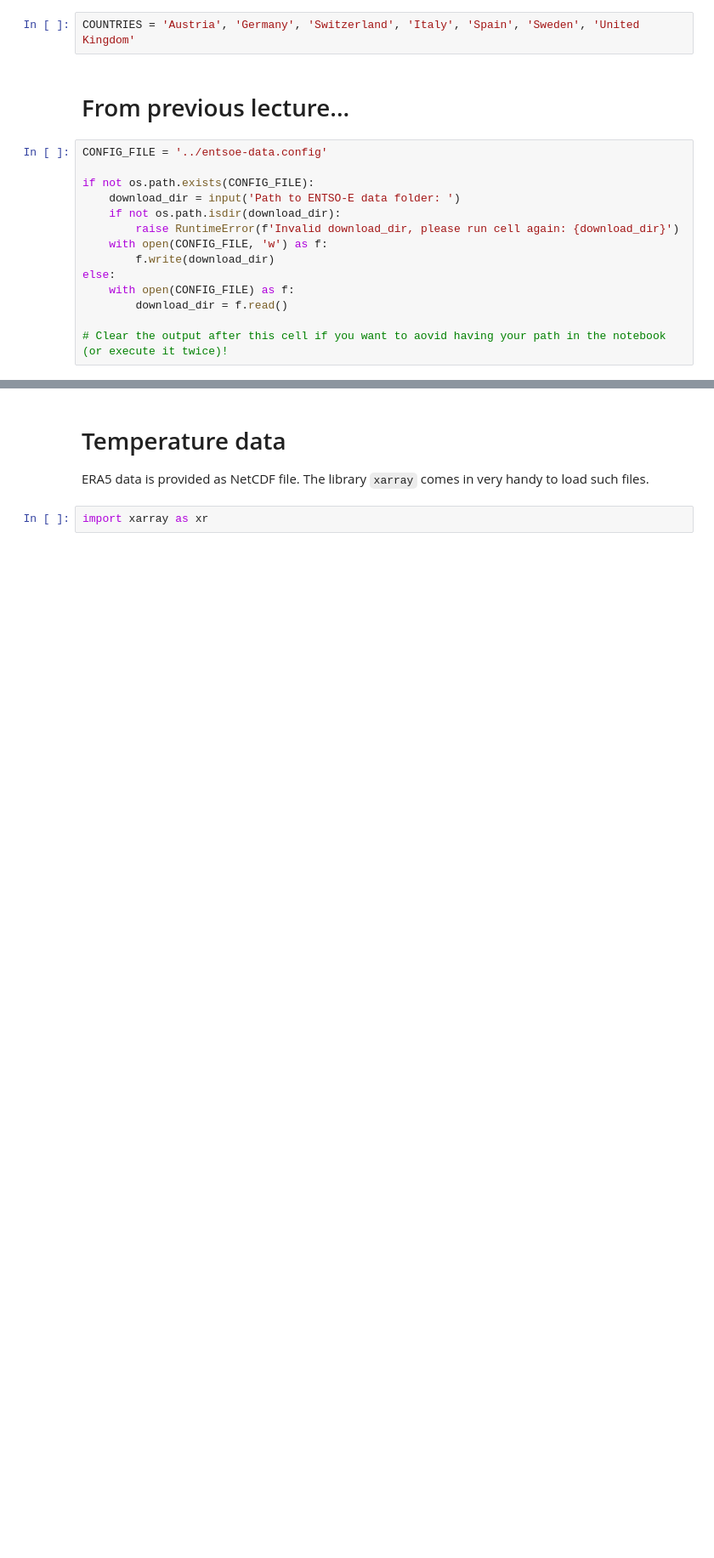
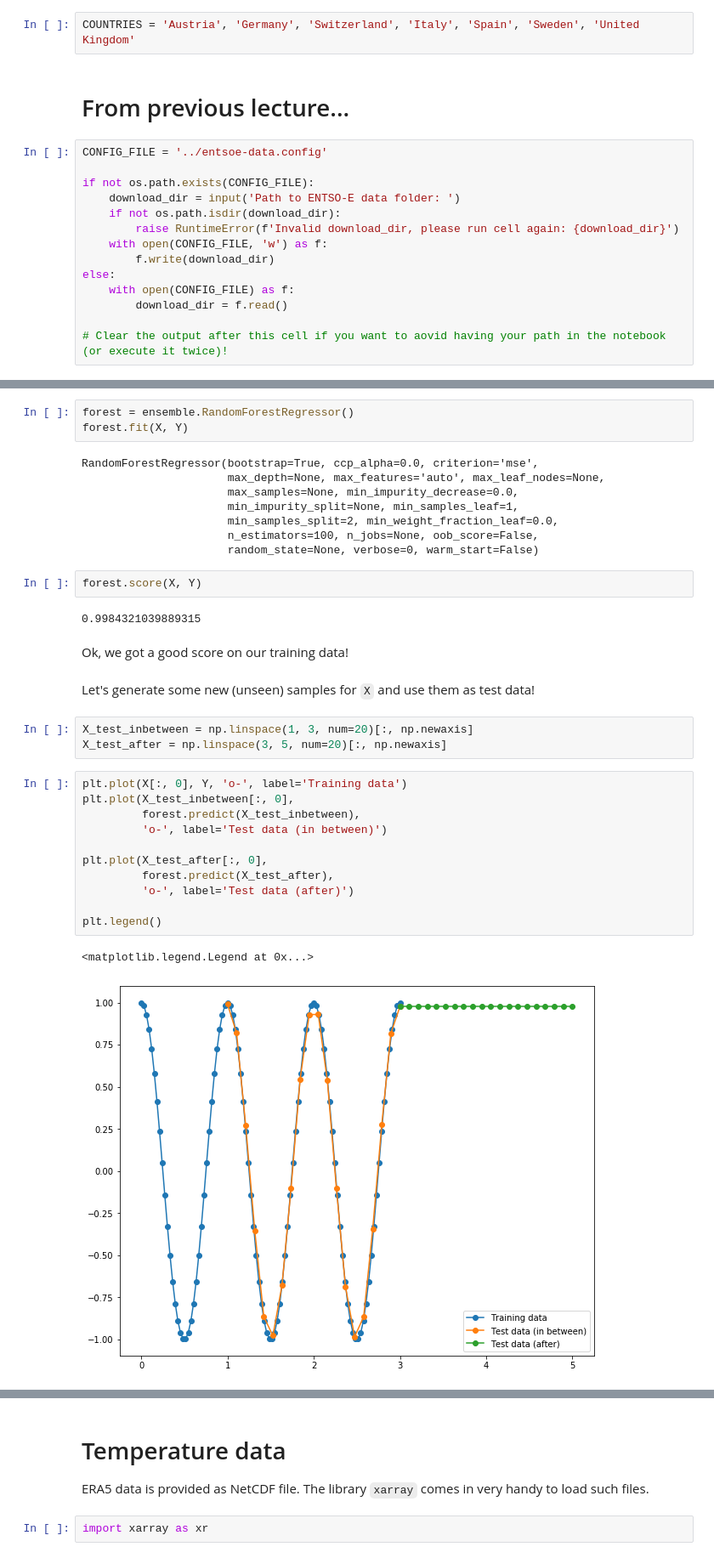
Before and after one commit to inwe-boku/lecture-scientific-computing, a Jupyter notebook: lecture08-xarray/lecture08.ipynb, the cells around one changed output, grey strips where cells are left out. Shown at 85% size. Saved outputs shown, nothing was run; the diff lists cells and outputs as text; blank space fills up the shorter version.

```diff
--- a/lecture08-xarray/lecture08.ipynb
+++ b/lecture08-xarray/lecture08.ipynb
@@ -100,0 +116,36 @@ Loading done.
+# %%
+forest = ensemble.RandomForestRegressor()
+forest.fit(X, Y)
+# %% [output]
+RandomForestRegressor(bootstrap=True, ccp_alpha=0.0, criterion='mse',
+                      max_depth=None, max_features='auto', max_leaf_nodes=None,
+                      max_samples=None, min_impurity_decrease=0.0,
+                      min_impurity_split=None, min_samples_leaf=1,
+                      min_samples_split=2, min_weight_fraction_leaf=0.0,
+                      n_estimators=100, n_jobs=None, oob_score=False,
+                      random_state=None, verbose=0, warm_start=False)
+# %%
+forest.score(X, Y)
+# %% [output]
+0.9984321039889315
+# %% [markdown]
+Ok, we got a good score on our training data!
+# %% [markdown]
+Let's generate some new (unseen) samples for `X` and use them as test data!
+# %%
+X_test_inbetween = np.linspace(1, 3, num=20)[:, np.newaxis]
+X_test_after = np.linspace(3, 5, num=20)[:, np.newaxis]
+# %%
+plt.plot(X[:, 0], Y, 'o-', label='Training data')
+plt.plot(X_test_inbetween[:, 0],
+         forest.predict(X_test_inbetween),
+         'o-', label='Test data (in between)')
+
+plt.plot(X_test_after[:, 0],
+         forest.predict(X_test_after),
+         'o-', label='Test data (after)')
+
+plt.legend()
+# %% [output]
+<matplotlib.legend.Legend at 0x...>
+[figure, added]
```
Also changed, not shown: parts of 84 cells of this notebook.
